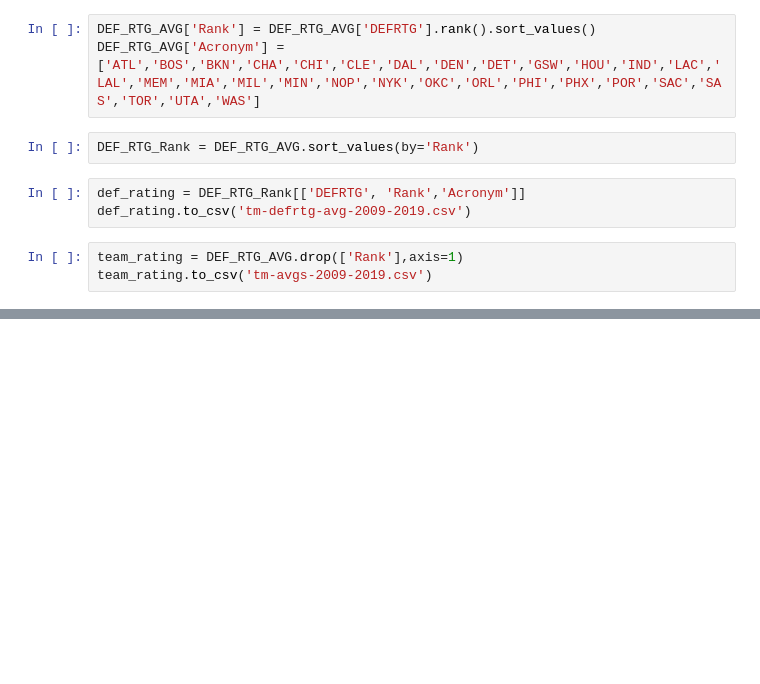
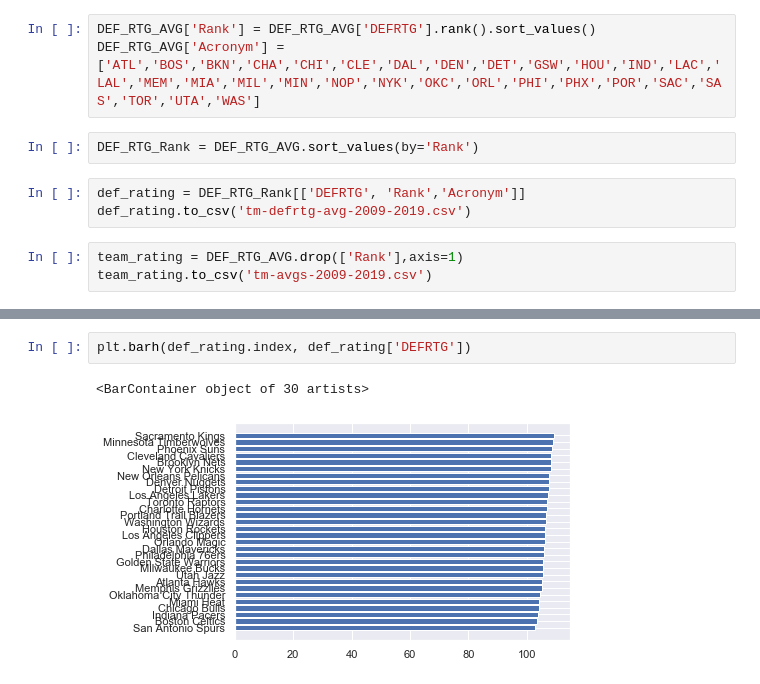
Before and after one commit to Fluffisaurus/player-performance-projection, a Jupyter notebook: data/defensive-rating/DefensiveRatings_teams.ipynb, the cells around one changed output, grey strips where cells are left out. Saved outputs shown, nothing was run; the diff lists cells and outputs as text; blank space fills up the shorter version.

```diff
--- a/data/defensive-rating/DefensiveRatings_teams.ipynb
+++ b/data/defensive-rating/DefensiveRatings_teams.ipynb
@@ -38,0 +85,5 @@ team_rating.to_csv('tm-avgs-2009-2019.csv')
+# %%
+plt.barh(def_rating.index, def_rating['DEFRTG'])
+# %% [output]
+<BarContainer object of 30 artists>
+[figure, added]
```
Also changed, not shown: parts of 7 cells of this notebook, 2 other files.
